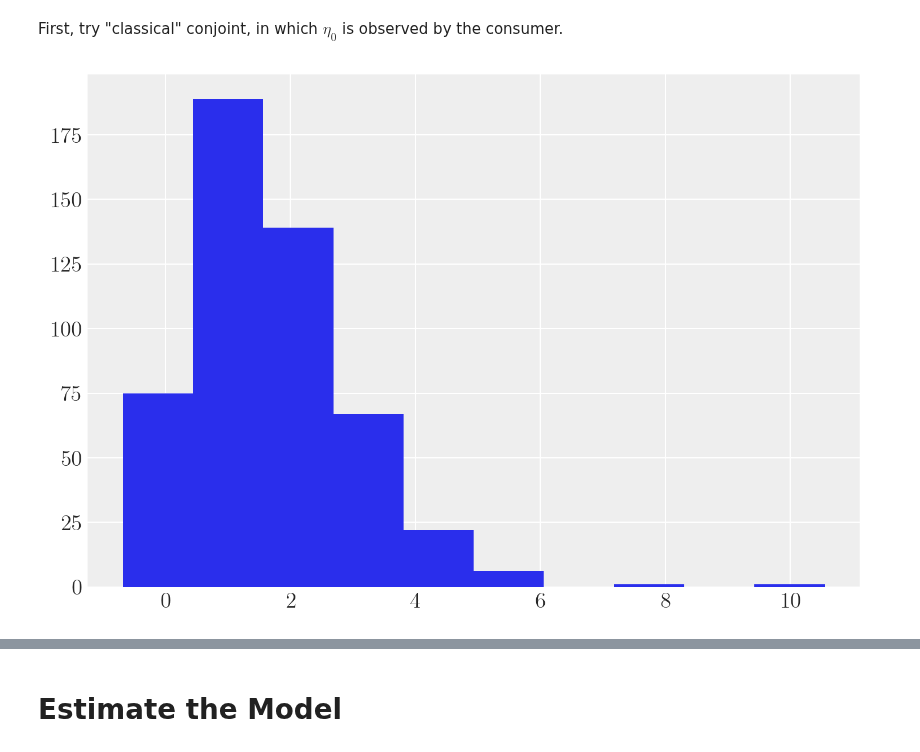
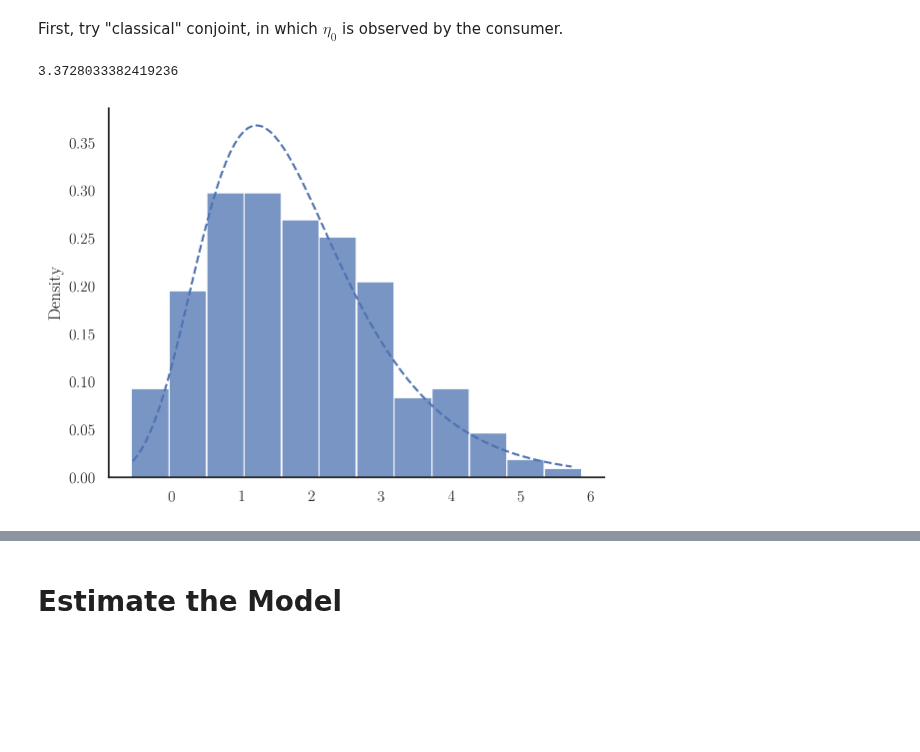
Before and after one commit to dyavorsky/likert_dualresponse, a Jupyter notebook: notebooks/likert_dualresponse.ipynb, the cells around one changed output, grey strips where cells are left out. Cells and saved outputs as stored; diff of their text form; code cells hidden in the pictures; blank space fills up the shorter version.

```diff
--- a/notebooks/likert_dualresponse.ipynb
+++ b/notebooks/likert_dualresponse.ipynb
@@ -117,11 +112,35 @@ def gumbel_pdf(x, mu=0, beta=1):
 def gumbel_cdf(x, mu=0, beta=1):
     z = (x - mu)/beta
     return np.exp(-np.exp(-z))
-# %%
-plt.hist(np.max(df["latent_utilities"], axis=1))
-plt.show()
-# %% [output]
-[figure, removed]
+# %%
+np.sum(np.exp(df["latent_β_prod"][0, :] @ df["product_features"].T))
+# %% [output]
+3.3728033382419236
+# %%
+μbar = np.log(np.sum(np.exp(df["latent_β_prod"][0, :] @ df["product_features"].T)))
+sns.histplot(np.max(df["latent_utilities"], axis=1), stat="density")
+sns.lineplot(
+    linestyle="dashed",
+    **dict(
+        zip(
+            ["x", "y"],
+            zip(
+                *(
+                    (x, gumbel_r.pdf(x, μbar))
+                    for x in np.linspace(
+                        *np.percentile(
+                            np.max(df["latent_utilities"], axis=1), [0.1, 99.9]
+                        ),
+                        100
+                    )
+                )
+            ),
+        )
+    )
+)
+plt.show()
+# %% [output]
+[figure, added]
 # %%
 df["latent_cutpoints"]
 # %% [output]
```
Also changed, not shown: parts of 12 cells of this notebook.
